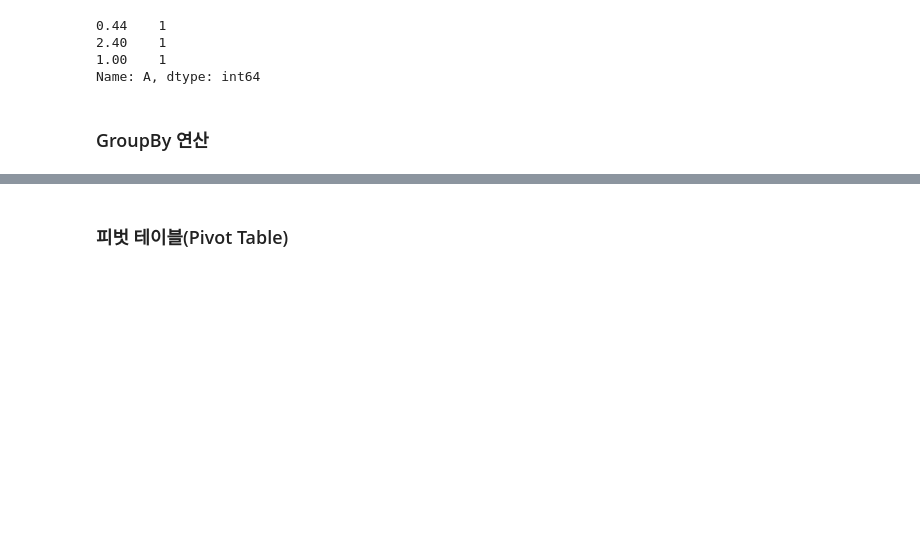
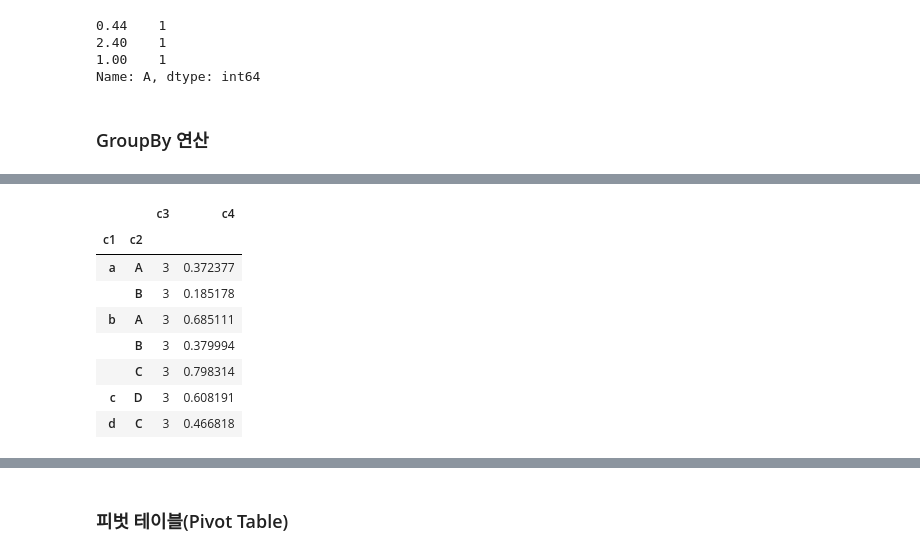
Before and after one commit to mkbahk/PandasLearning, a Jupyter notebook: _Pandas_한번에_제대로_배우기.ipynb, the cells around one changed output, grey strips where cells are left out. Saved outputs shown, nothing was run; the diff lists cells and outputs as text; code cells hidden in the pictures; blank space fills up the shorter version.

```diff
--- a/_Pandas_한번에_제대로_배우기.ipynb
+++ b/_Pandas_한번에_제대로_배우기.ipynb
@@ -2609,0 +2681,12 @@ Name: A, dtype: int64
+# %%
+df.groupby(['c1', 'c2']).mean()
+# %% [output]
+|  |  | c3 | c4 |
+| c1 | c2 |  |  |
+| a | A | 3 | 0.372377 |
+|  | B | 3 | 0.185178 |
+| b | A | 3 | 0.685111 |
+|  | B | 3 | 0.379994 |
+|  | C | 3 | 0.798314 |
+| c | D | 3 | 0.608191 |
+| d | C | 3 | 0.466818 |
```
Also changed, not shown: parts of 11 cells of this notebook.
